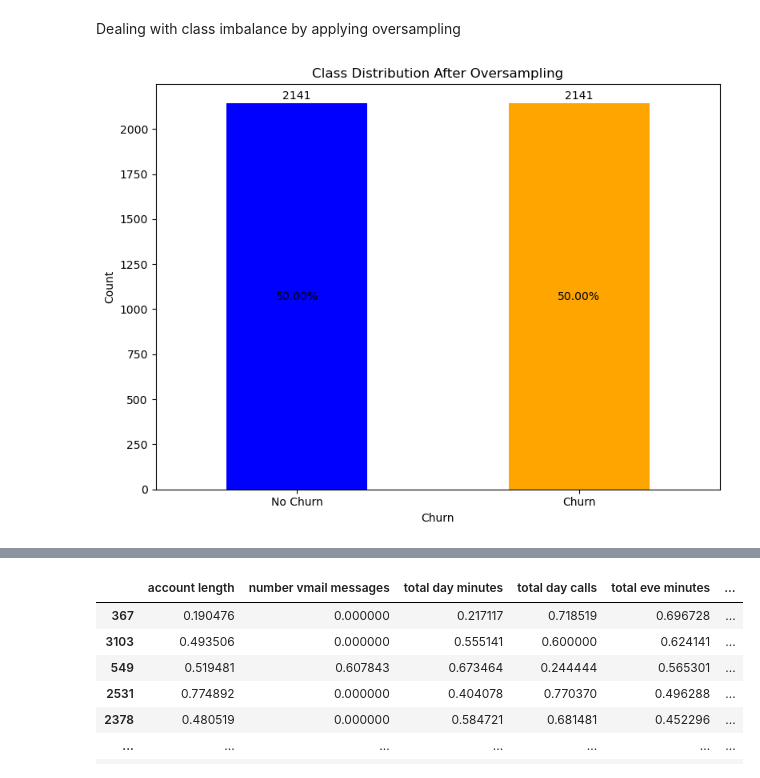
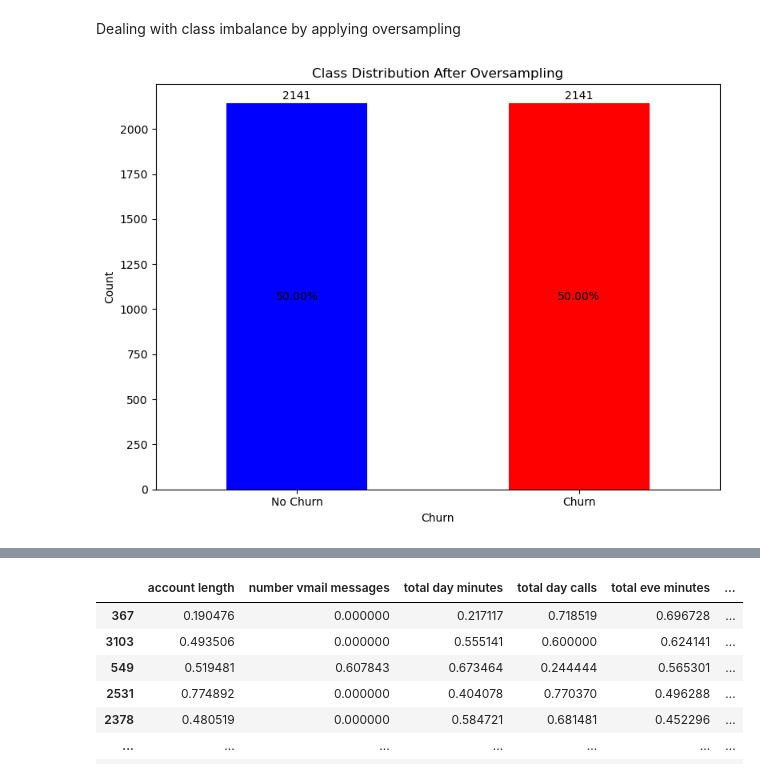
Before and after one commit to VincentKiplangat/Predicting-customer-churn-for-SyrialTel, a Jupyter notebook: SyrialTel.ipynb, the cells around one changed output, grey strips where cells are left out. Saved outputs shown, nothing was run; the diff lists cells and outputs as text; code cells hidden in the pictures.

```diff
--- a/SyrialTel.ipynb
+++ b/SyrialTel.ipynb
@@ -257,13 +258,13 @@ True      483
 Name: count, dtype: int64
 # %%
 # Plotting the distribution of the target variable
-ax = sns.countplot(x='churn', data=data)
+ax = sns.countplot(x='churn', data=data, palette=['blue', 'red'])
 total = len(data['churn'])
 for p in ax.patches:
     percentage = '{:.1f}%'.format(100 * p.get_height() / total)
     x = p.get_x() + p.get_width() / 2 - 0.05
     y = p.get_height() + 5
-    ax.annotate(percentage, (x, y))
+    ax.annotate(percentage, (x, y), color='black')
 
 plt.title('Distribution of Churn')
 plt.xlabel('Churn')
@@ -420,25 +512,25 @@ y_train_upsampled = upsampled_data['churn']
 # %%
 # Calculate class distribution after oversampling
 after_counts = upsampled_data['churn'].value_counts()
 after_total = after_counts.sum()
 
 # Plot class distribution after oversampling
 plt.figure(figsize=(8, 6))
-bars = after_counts.plot(kind='bar', color=['blue', 'orange'])
+bars = after_counts.plot(kind='bar', color=['blue', 'red'])
 for bar in bars.patches:
     x = bar.get_x() + bar.get_width() / 2
     y = bar.get_height()
     percentage = f"{y / after_total * 100:.2f}%"
     plt.text(x, y/2, percentage, ha='center', va='center')
     plt.text(x, y + 10, str(int(y)), ha='center', va='bottom')  # Add count on top of the bar
 plt.title('Class Distribution After Oversampling')
 plt.xlabel('Churn')
 plt.ylabel('Count')
 plt.xticks([0, 1], ['No Churn', 'Churn'], rotation=0)
 plt.tight_layout()
 plt.show()
 # %% [output]
-[figure, old version]
+[figure, new version]
 # %%
 
 # Drop the last column (index 11)
```
Also changed, not shown: parts of 48 cells of this notebook, 15 other files.
